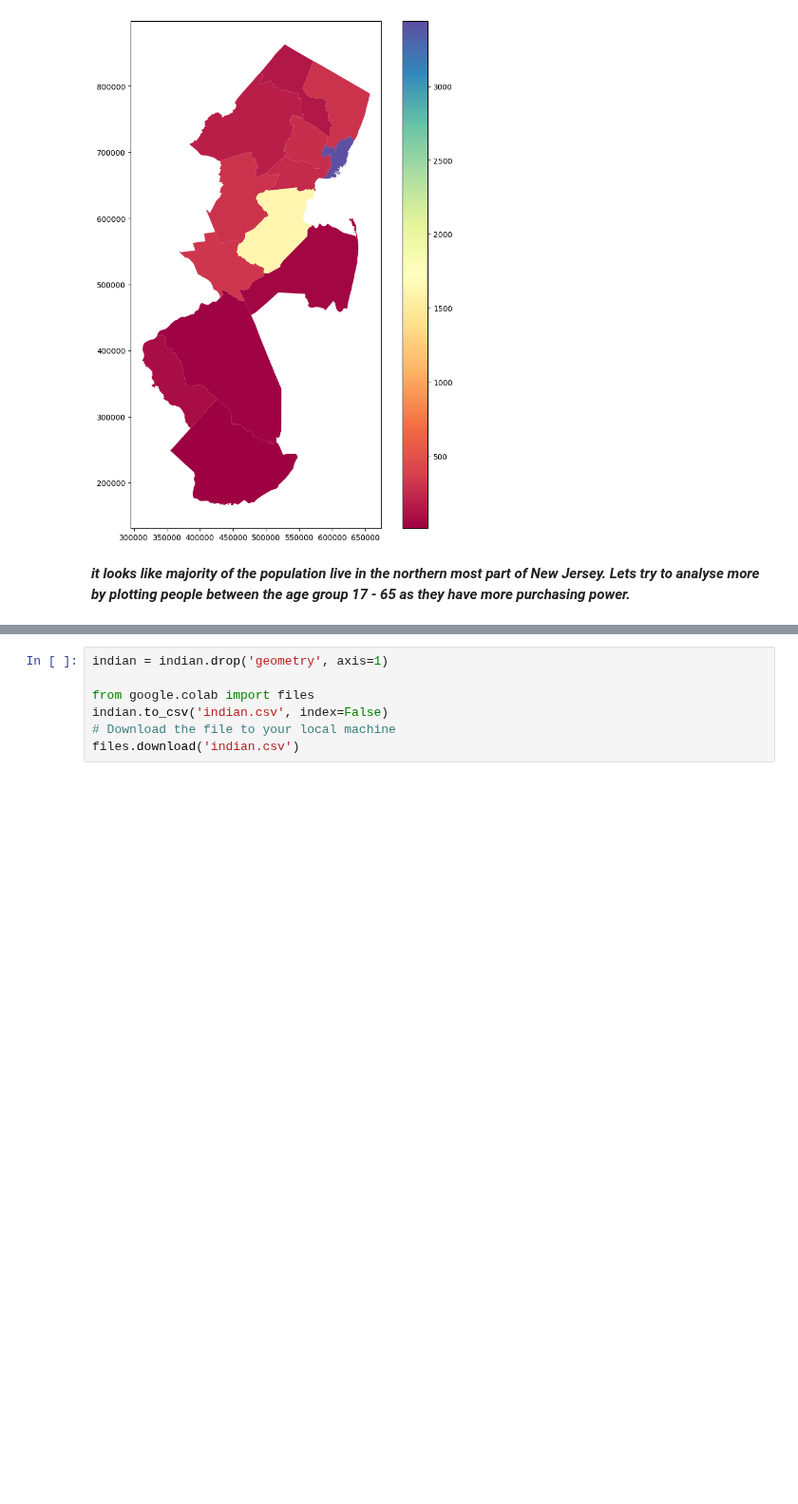
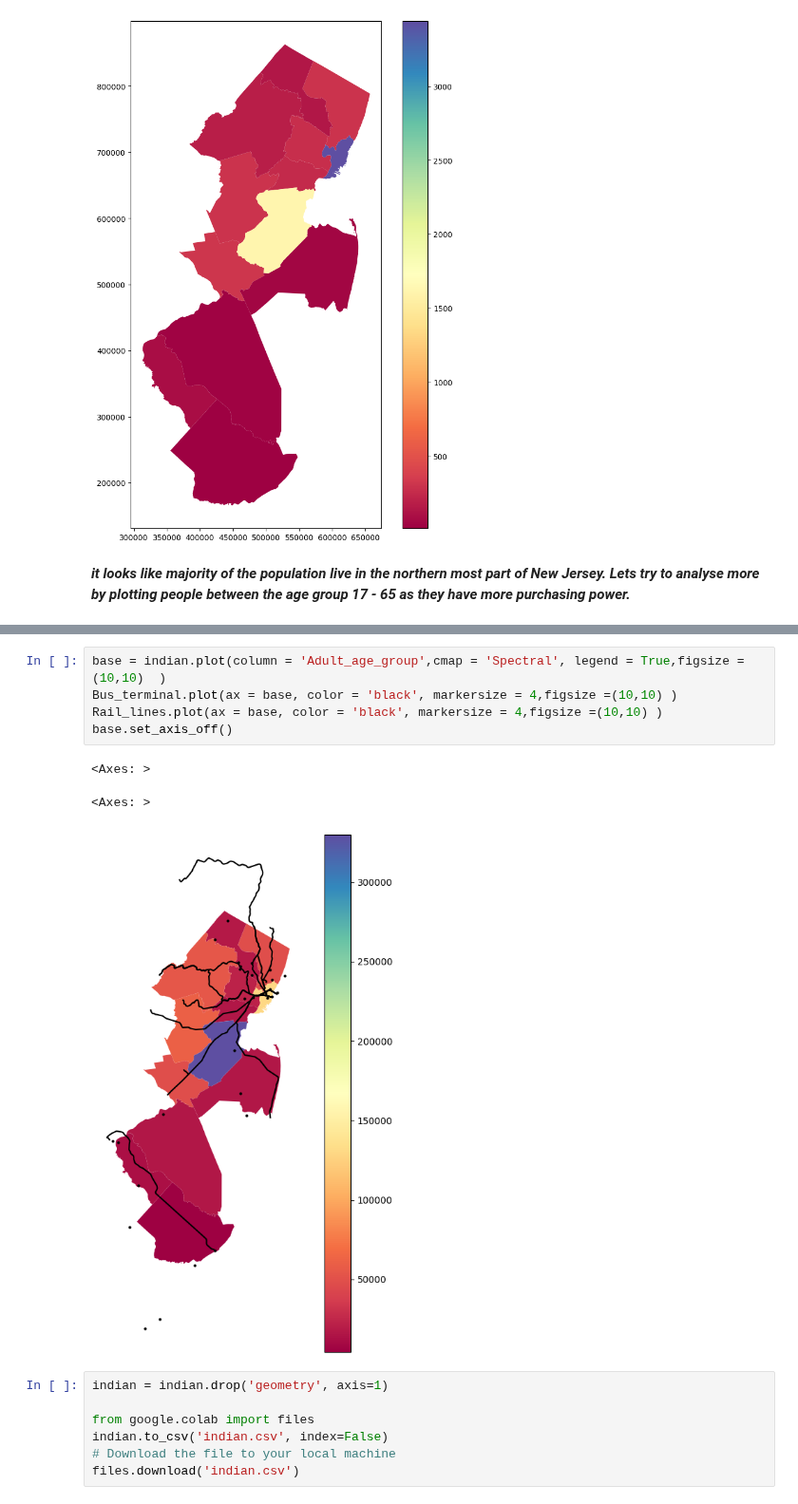
Before and after one commit to NihilKottal001/GIS, a Jupyter notebook: PS1.ipynb, the cells around one changed output, grey strips where cells are left out. Shown at 95% size. Saved outputs shown, nothing was run; the diff lists cells and outputs as text; blank space fills up the shorter version.

```diff
--- a/PS1.ipynb
+++ b/PS1.ipynb
@@ -352,3 +386,12 @@ See the caveats in the documentation: https://pandas.pydata.org/pandas-docs/stab
+# %%
+base = indian.plot(column = 'Adult_age_group',cmap = 'Spectral', legend = True,figsize =(10,10)  )
+Bus_terminal.plot(ax = base, color = 'black', markersize = 4,figsize =(10,10) )
+Rail_lines.plot(ax = base, color = 'black', markersize = 4,figsize =(10,10) )
+base.set_axis_off()
+# %% [output]
+<Axes: >
+<Axes: >
+[figure, added]
 # %%
 indian = indian.drop('geometry', axis=1)
 
```
Also changed, not shown: parts of 7 cells of this notebook.
